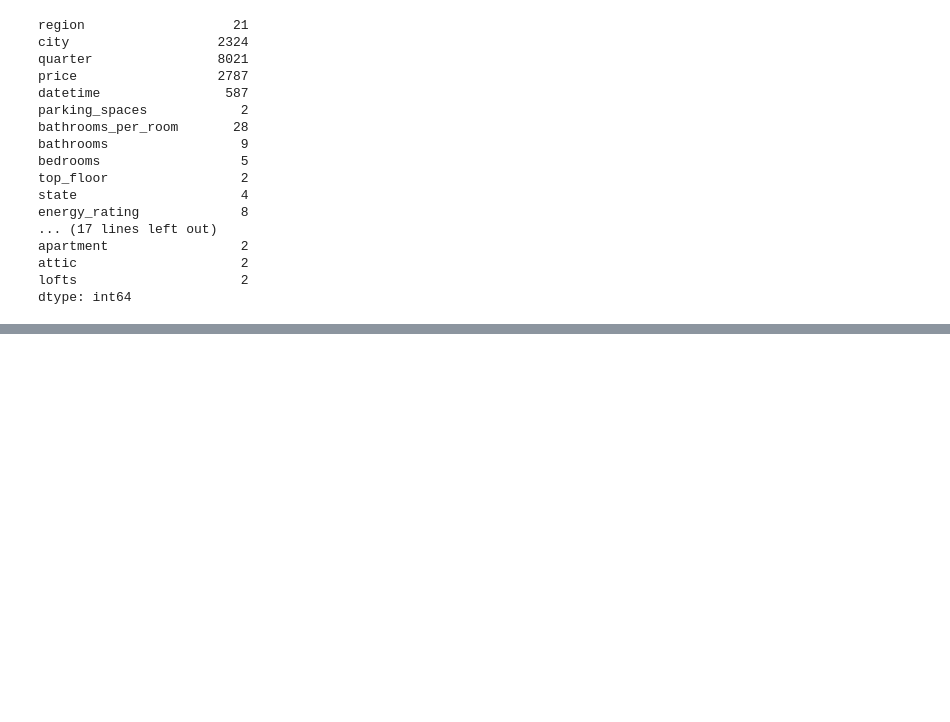
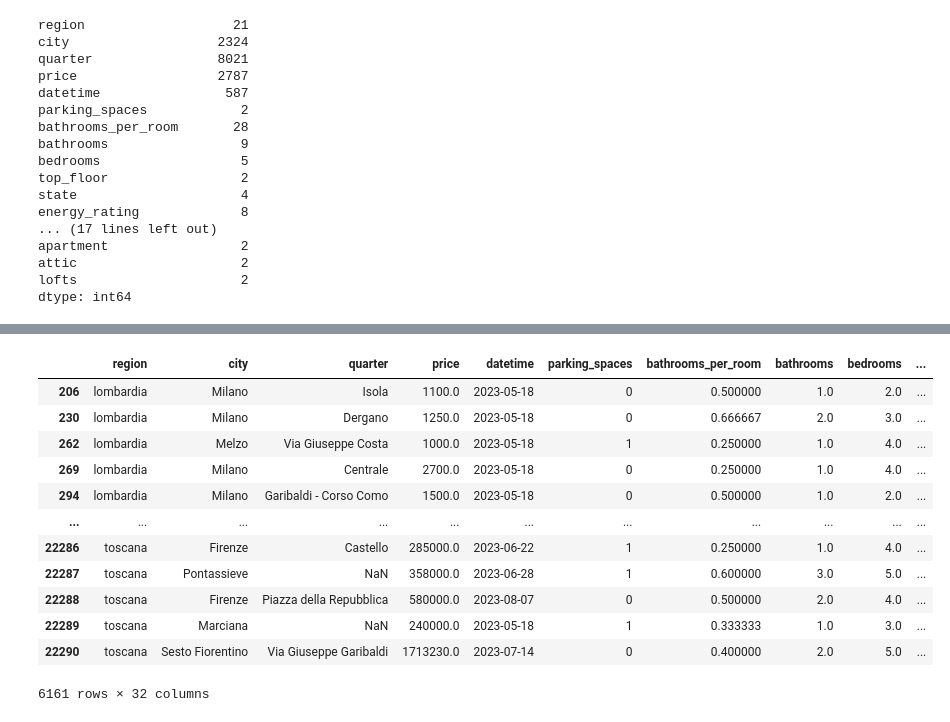
Before and after one commit to Andrewli1212/project-4, a Jupyter notebook: Italy_property.ipynb, the cells around one changed output, grey strips where cells are left out. Cells and saved outputs as stored; diff of their text form; code cells hidden in the pictures; blank space fills up the shorter version.

```diff
--- a/Italy_property.ipynb
+++ b/Italy_property.ipynb
@@ -143,0 +189,18 @@ sales_df.head()
+# %%
+filtered_df.reset_index(drop=True, inplace=True)
+duplicates = filtered_df[filtered_df.duplicated()]
+duplicates
+# %% [output]
+|  | region | city | quarter | price | datetime | parking_spaces | bathrooms_per_room | bathrooms | bedrooms | ... |
+| 206 | lombardia | Milano | Isola | 1100.0 | 2023-05-18 | 0 | 0.500000 | 1.0 | 2.0 | ... |
+| 230 | lombardia | Milano | Dergano | 1250.0 | 2023-05-18 | 0 | 0.666667 | 2.0 | 3.0 | ... |
+| 262 | lombardia | Melzo | Via Giuseppe Costa | 1000.0 | 2023-05-18 | 1 | 0.250000 | 1.0 | 4.0 | ... |
+| 269 | lombardia | Milano | Centrale | 2700.0 | 2023-05-18 | 0 | 0.250000 | 1.0 | 4.0 | ... |
+| 294 | lombardia | Milano | Garibaldi - Corso Como | 1500.0 | 2023-05-18 | 0 | 0.500000 | 1.0 | 2.0 | ... |
+| ... | ... | ... | ... | ... | ... | ... | ... | ... | ... | ... |
+| 22286 | toscana | Firenze | Castello | 285000.0 | 2023-06-22 | 1 | 0.250000 | 1.0 | 4.0 | ... |
+| 22287 | toscana | Pontassieve | NaN | 358000.0 | 2023-06-28 | 1 | 0.600000 | 3.0 | 5.0 | ... |
+| 22288 | toscana | Firenze | Piazza della Repubblica | 580000.0 | 2023-08-07 | 0 | 0.500000 | 2.0 | 4.0 | ... |
+| 22289 | toscana | Marciana | NaN | 240000.0 | 2023-05-18 | 1 | 0.333333 | 1.0 | 3.0 | ... |
+| 22290 | toscana | Sesto Fiorentino | Via Giuseppe Garibaldi | 1713230.0 | 2023-07-14 | 0 | 0.400000 | 2.0 | 5.0 | ... |
+6161 rows × 32 columns
```
Also changed, not shown: parts of 14 cells of this notebook, 1 other file.
